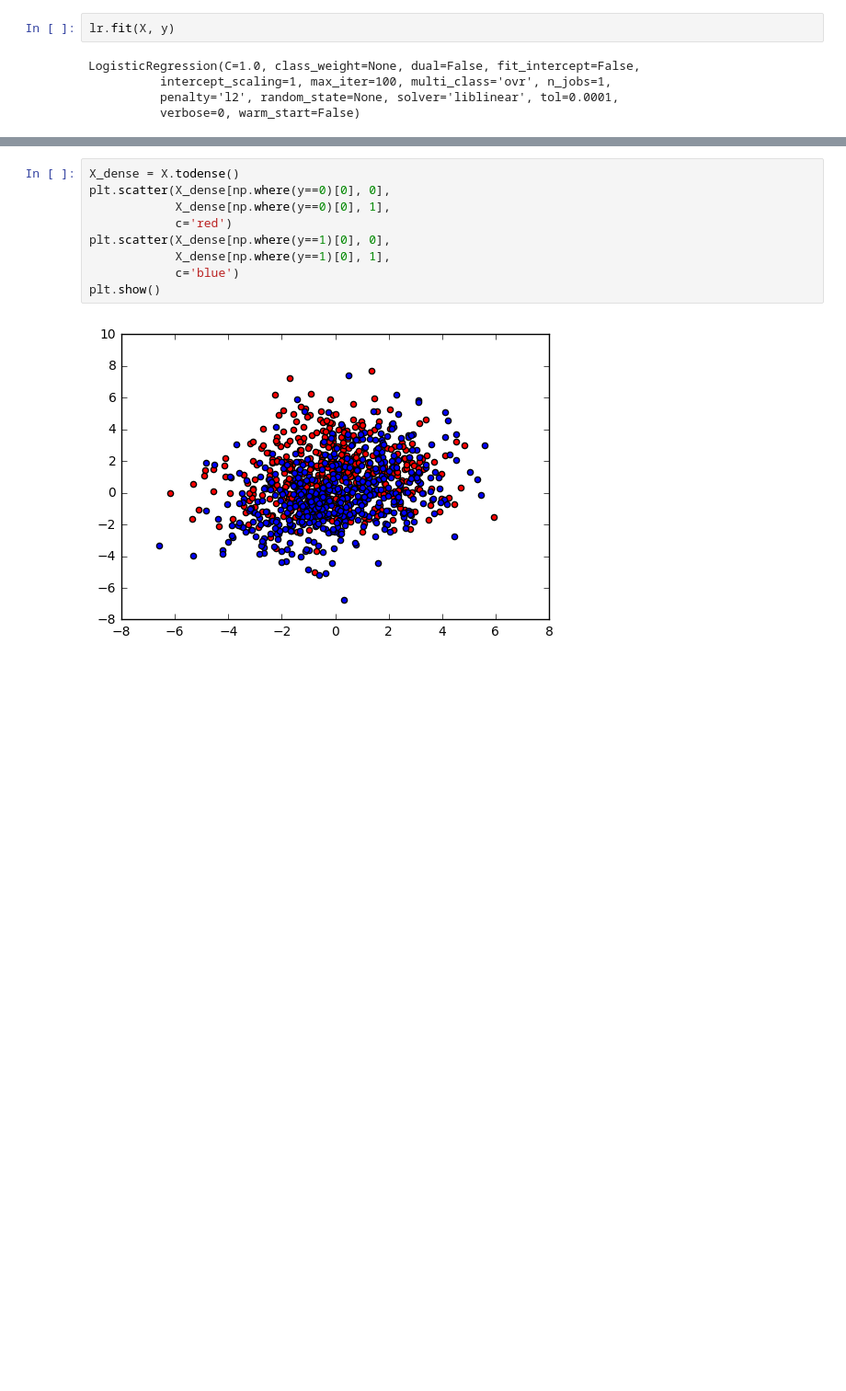
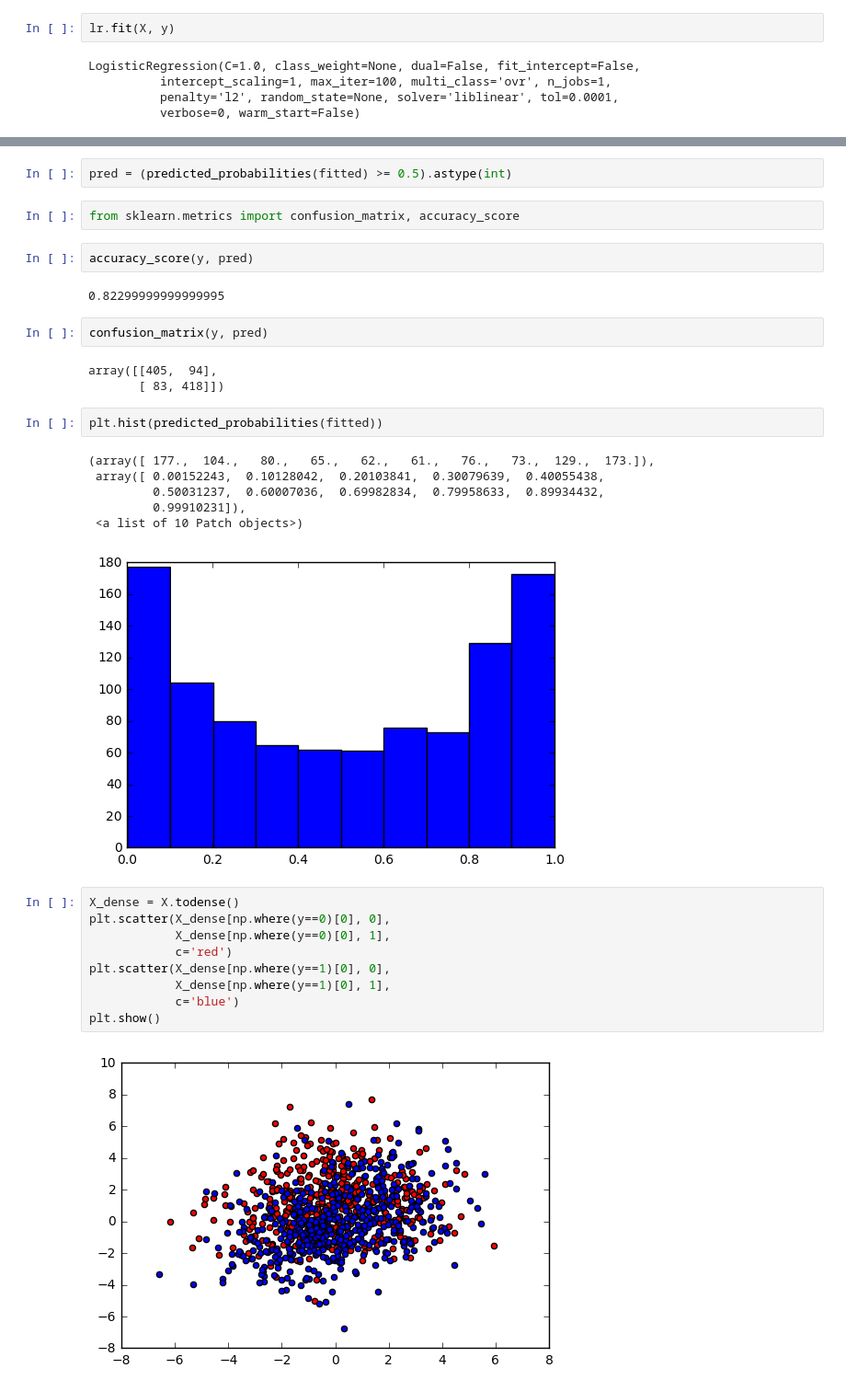
Before and after one commit to flylo/midi-ml, a Jupyter notebook: notebooks/SparseLogisticRegression.ipynb, the cells around one changed output, grey strips where cells are left out. Shown: that part at 92% size. Drawn from its saved outputs; the diff is of its cells as text; blank space fills up the shorter version.

```diff
--- a/notebooks/SparseLogisticRegression.ipynb
+++ b/notebooks/SparseLogisticRegression.ipynb
@@ -91,3 +100,25 @@ matrix([[-0.40600821,  2.51257824,  0.04835233]])
+# %%
+pred = (predicted_probabilities(fitted) >= 0.5).astype(int)
+# %%
+from sklearn.metrics import confusion_matrix, accuracy_score
+# %%
+accuracy_score(y, pred)
+# %% [output]
+0.82299999999999995
+# %%
+confusion_matrix(y, pred)
+# %% [output]
+array([[405,  94],
+       [ 83, 418]])
+# %%
+plt.hist(predicted_probabilities(fitted))
+# %% [output]
+(array([ 177.,  104.,   80.,   65.,   62.,   61.,   76.,   73.,  129.,  173.]),
+ array([ 0.00152243,  0.10128042,  0.20103841,  0.30079639,  0.40055438,
+         0.50031237,  0.60007036,  0.69982834,  0.79958633,  0.89934432,
+         0.99910231]),
+ <a list of 10 Patch objects>)
+[figure, added]
 # %%
 X_dense = X.todense()
 plt.scatter(X_dense[np.where(y==0)[0], 0],
```
Also changed, not shown: parts of 11 cells of this notebook.
